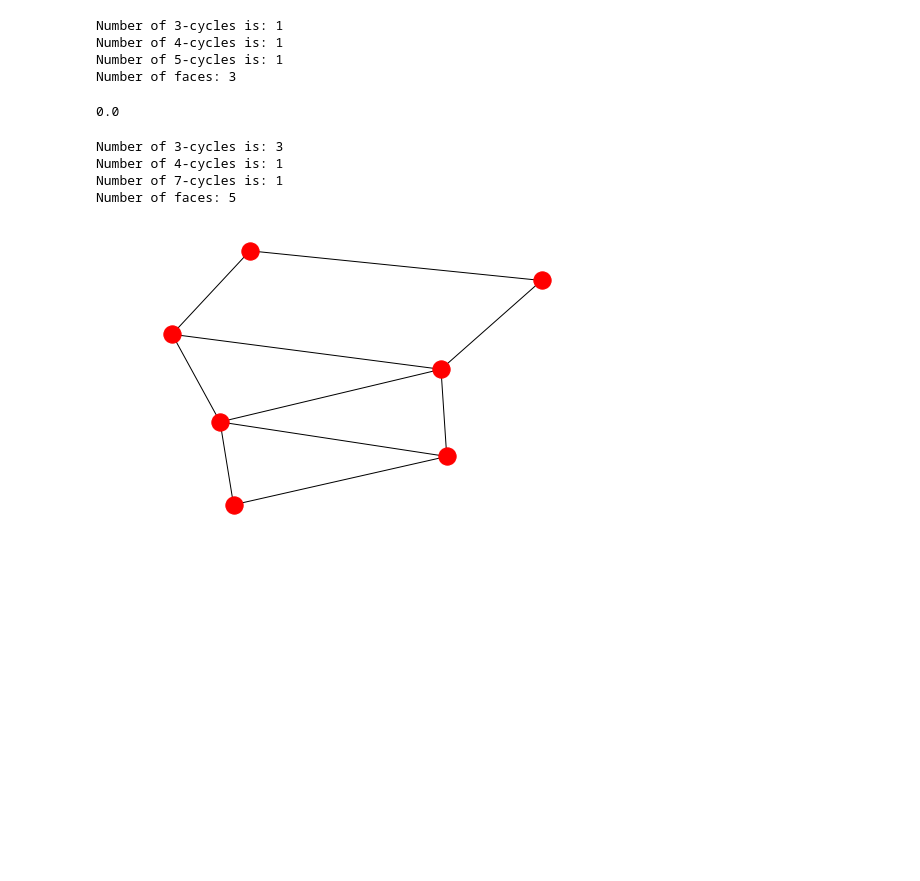
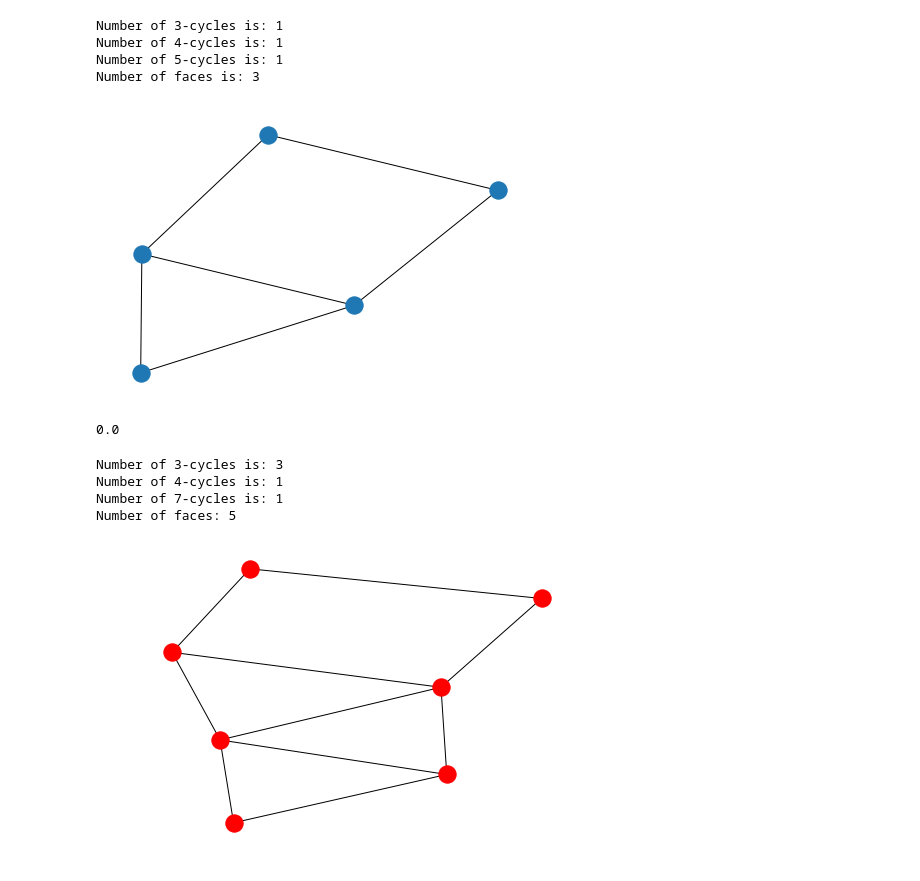
Before and after one commit to joshuasc2001/Final-Year-Project, a Jupyter notebook: FYP.ipynb, the cells around one changed output. Drawn from its saved outputs; the diff is of its cells as text; code cells hidden in the pictures; blank space fills up the shorter version.

```diff
--- a/FYP.ipynb
+++ b/FYP.ipynb
@@ -128,22 +128,26 @@ class rotationSystem:
     def noFaces(self):
         return len(self.findAllWalks())
 
+    def displayFaces(self):
+        print(f"Number of faces is: {self.noFaces()}")
+
 
     def findGenus(self):
         return (1 - 0.5*(self.noVertices() - self.noEdges() + self.noFaces()))
 # %%
 e = [(1,2),(3,4,5),(6,7),(8,9,10),(11,12)]
 v = [(2,3),(5,6),(7,8),(9,4),(10,11),(12,1)]
 r = rotationSystem(e,v)
 r.displayCycles()
-print(f"Number of faces: {r.noFaces()}")
+r.displayFaces()
 G = nx.MultiGraph(r.conversion())
 nx.draw(G)
 # %% [output]
 Number of 3-cycles is: 1
 Number of 4-cycles is: 1
 Number of 5-cycles is: 1
-Number of faces: 3
+Number of faces is: 3
+[figure, added]
 # %%
 r.findGenus()
 # %% [output]
```
Also changed, not shown: 4 other files.
